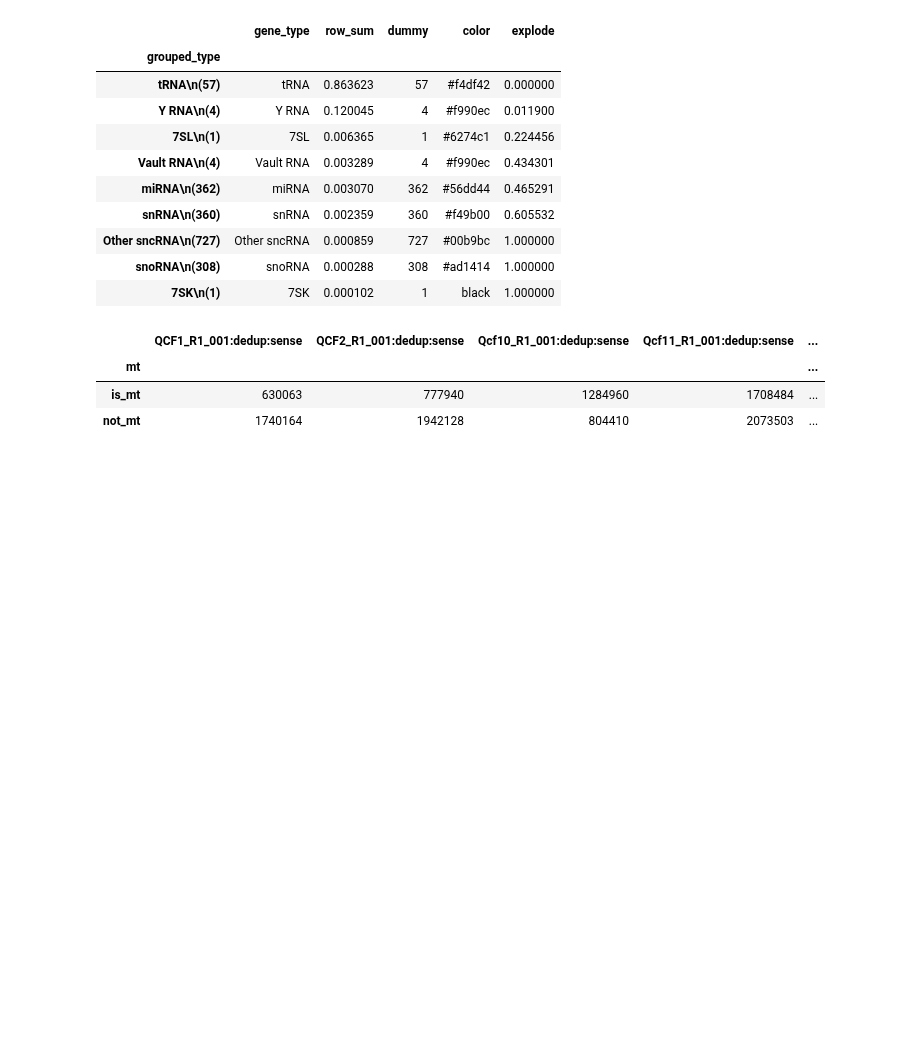
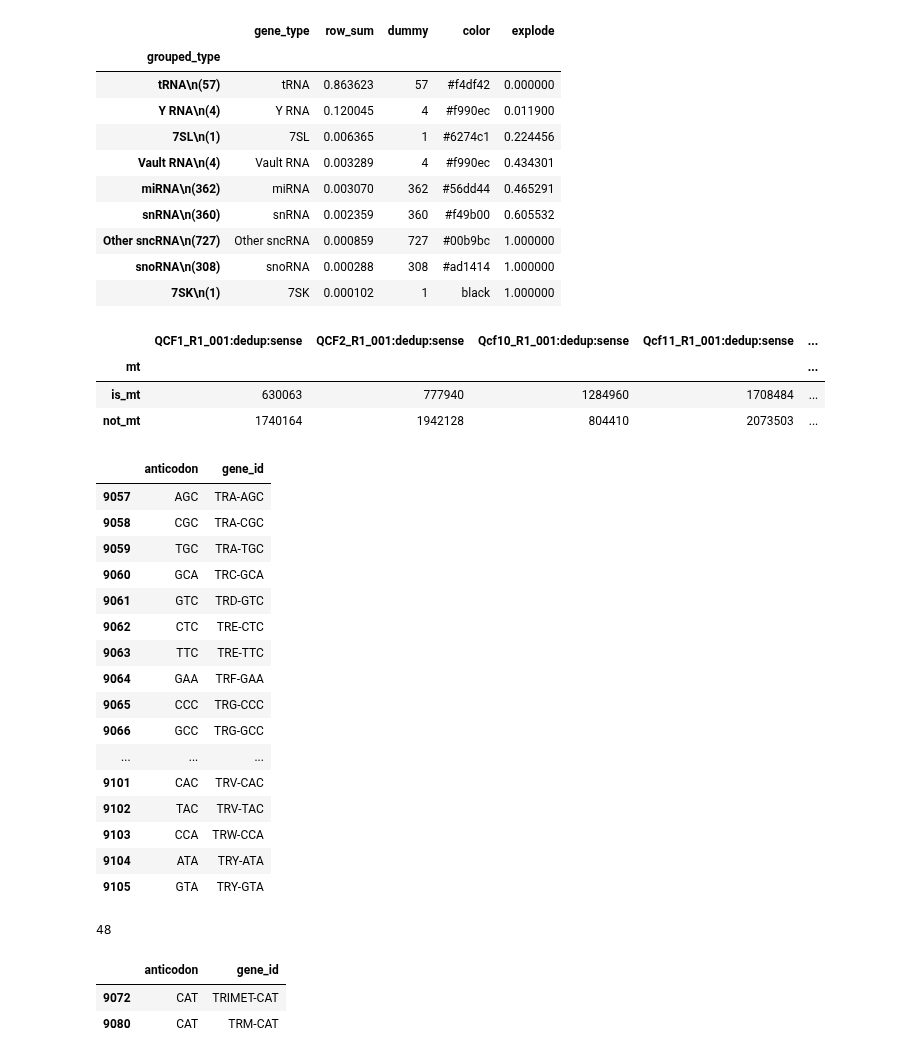
Before and after one commit to wckdouglas/cfNA, a Jupyter notebook: plots/plot_count.ipynb, the cells around one changed output. Cells and saved outputs as stored; diff of their text form; code cells hidden in the pictures; blank space fills up the shorter version.

```diff
--- a/plots/plot_count.ipynb
+++ b/plots/plot_count.ipynb
@@ -718,3 +722,58 @@ pd.read_table('/stor/work/Lambowitz/cdw2854/cfNA/tgirt_map/Counts/all_counts/spr
+# %%
+anti = pd.read_table('/stor/work/Lambowitz/cdw2854/cfNA/tgirt_map/Counts/all_counts/spreaded_all_counts.tsv') \
+    .filter(regex='id|type|grouped|Q[cC][fF][0-9]+')\
+    .filter(regex='id|type|grouped|:dedup:sense') \
+    .query('grouped_type != "No features"')\
+    .assign(grouped_type = lambda d: np.where(d['grouped_type'].isin(["Y-RNA",'vaultRNA','miRNA','snoRNA']), 'Other sncRNA', d.grouped_type))\
+    .assign(grouped_type = lambda d: np.where(d['grouped_type'].isin(["Antisense"]), 'Other ncRNA', d.grouped_type))\
+    .pipe(lambda d: d[d.grouped_type.isin(['tRNA', "Other sncRNA"])]) \
+    .assign(gene_id = lambda d: np.where(d.gene_type == "tRNA",
+                                        np.where(~d.gene_id.str.contains('MT'),
+                                                d.gene_id.str.extract('(^TR[A-Za-z]+-[ACTGN]{3})', expand=False),
+                                                d.gene_id.str.extract('(^MT-[A-Z]{2})', expand=False)),
+                                        d.gene_id)) \
+    .pipe(lambda d: d[~d.gene_id.str.contains('MT')])\
+    .groupby(['gene_type','gene_id','grouped_type'], as_index=False)\
+    .sum()\
+    .assign(row_sum = lambda d: d.filter(regex='^[Qq][cC][fF]').sum(axis=1))\
+    .filter(regex = 'id|type|row_sum') \
+    .query('row_sum > 0') \
+    .query('gene_type == "tRNA"') \
+    .assign(anticodon = lambda d: d.gene_id.str.split('-',expand=True).iloc[:,1]) \
+    .filter({'anticodon','gene_id'})
+# %%
+anti
+# %% [output]
+|  | anticodon | gene_id |
+| 9057 | AGC | TRA-AGC |
+| 9058 | CGC | TRA-CGC |
+| 9059 | TGC | TRA-TGC |
+| 9060 | GCA | TRC-GCA |
+| 9061 | GTC | TRD-GTC |
+| 9062 | CTC | TRE-CTC |
+| 9063 | TTC | TRE-TTC |
+| 9064 | GAA | TRF-GAA |
+| 9065 | CCC | TRG-CCC |
+| 9066 | GCC | TRG-GCC |
+| ... | ... | ... |
+| 9101 | CAC | TRV-CAC |
+| 9102 | TAC | TRV-TAC |
+| 9103 | CCA | TRW-CCA |
+| 9104 | ATA | TRY-ATA |
+| 9105 | GTA | TRY-GTA |
+# %%
+all_anti = 'AAC,AAG,AAT,ACG,AGA,AGC,AGG,AGT,ATA,'\
+        'CAA,CAC,CAG,CAT,CCA,CCC,CCG,CCT,CGA,CGC,CGG,CGT,CTC,CTG,CTT,GAA,GAT,GCA,GCC,GCT,GTA,GTC,GTG,'\
+            'GTT,TAA,TAC,TAG,TAT,TCA,TCC,TCG,TCT,TGA,TGC,TGG,TGT,TTC,TTG,TTT'.split(',')
+len(all_anti)
+# %% [output]
+48
+# %%
+anti.query('anticodon == "CAT"')
+# %% [output]
+|  | anticodon | gene_id |
+| 9072 | CAT | TRIMET-CAT |
+| 9080 | CAT | TRM-CAT |
 # %%
 pd.read_table('/stor/work/Lambowitz/cdw2854/cfNA/tgirt_map/Counts/all_counts/spreaded_all_counts.tsv') \
     .filter(regex='id|type|grouped|Q[cC][fF][0-9]+')\
```
Also changed, not shown: parts of 3 cells of this notebook, 4 other files.
